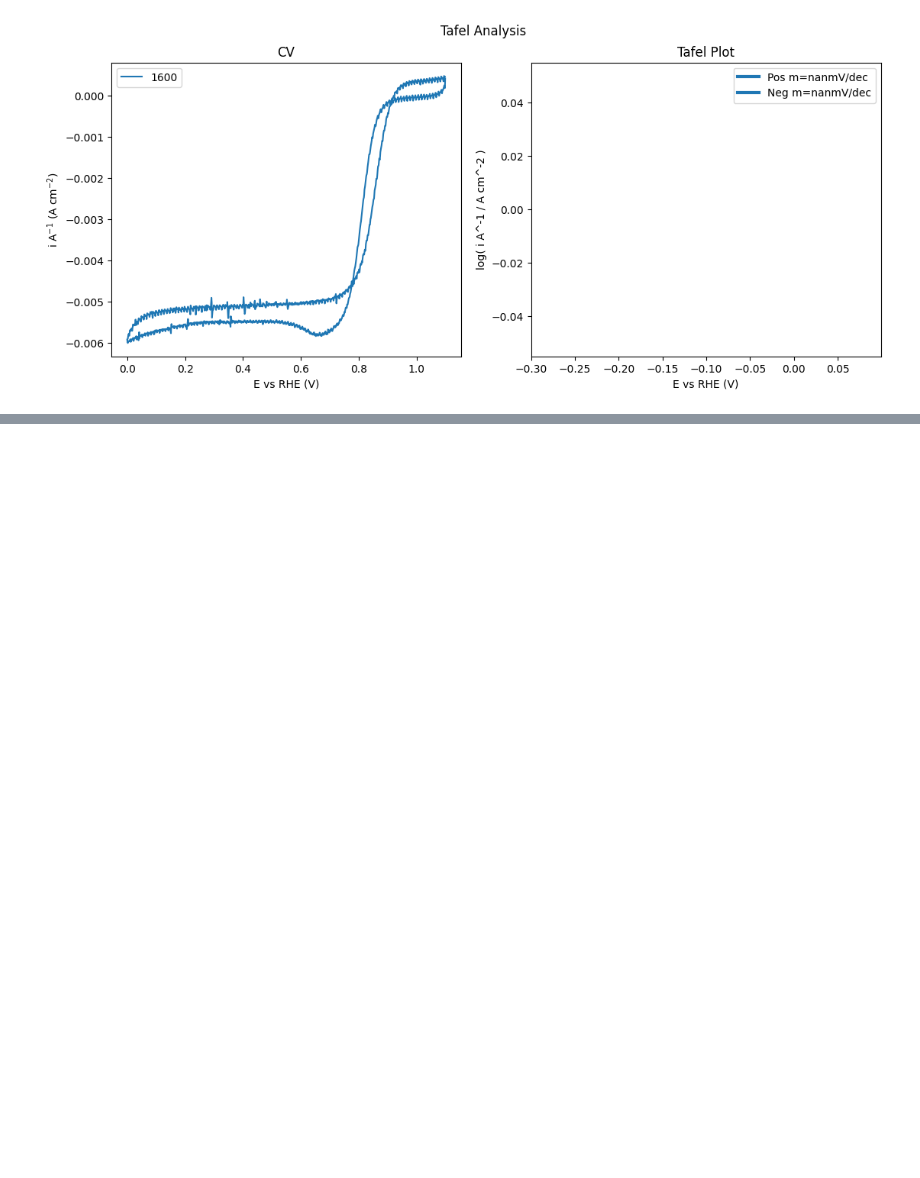
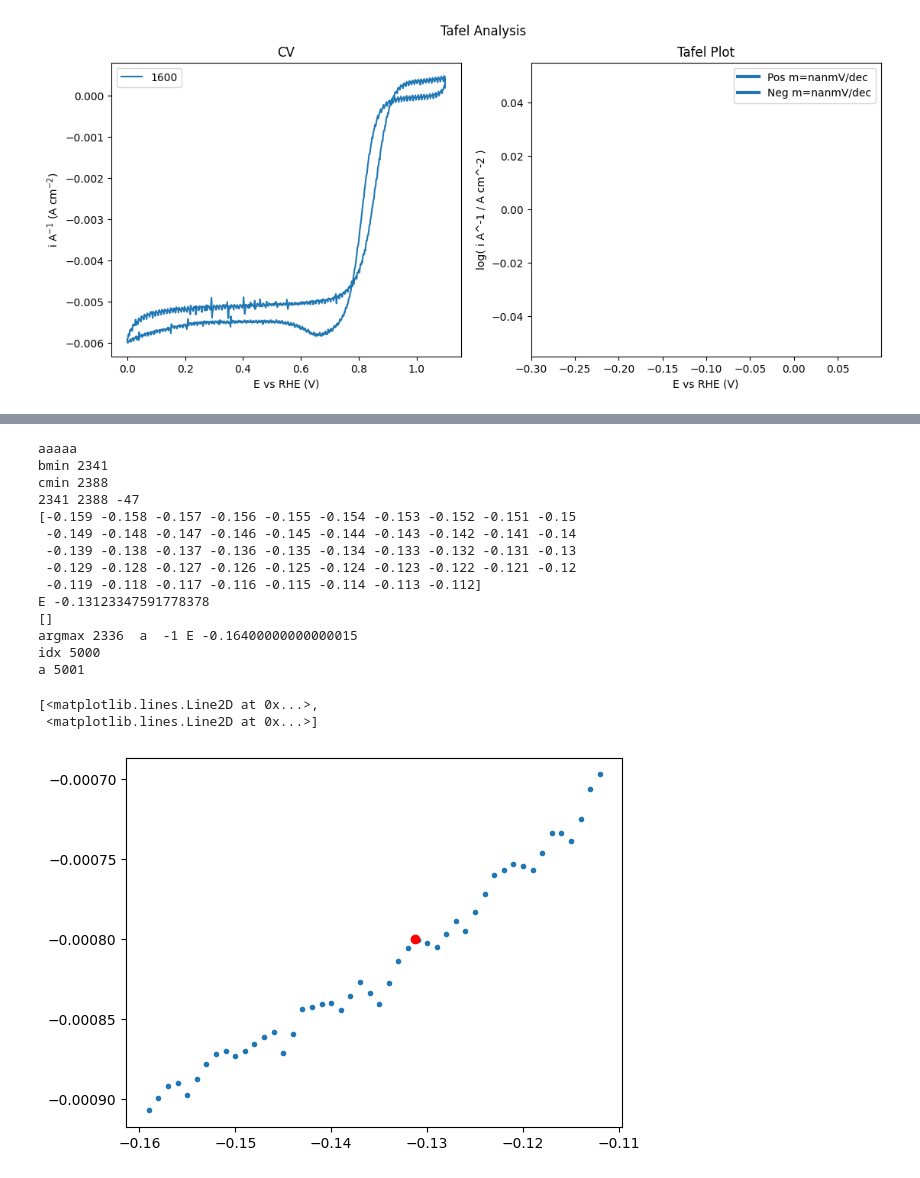
Before and after one commit to NordicEC/EC4py, a Jupyter notebook: dev/CV_Data/CV_Data_t2.ipynb, the cells around one changed output, grey strips where cells are left out. Saved outputs shown, nothing was run; the diff lists cells and outputs as text; code cells hidden in the pictures; blank space fills up the shorter version.

```diff
--- a/dev/CV_Data/CV_Data_t2.ipynb
+++ b/dev/CV_Data/CV_Data_t2.ipynb
@@ -91,0 +107,57 @@ np.False_
+# %%
+data = CV_Data(paths[0])
+#data.plot()
+tolerance =0.0001
+i = -0.0008
+#get indexes where
+a = np.zeros_like(data.i_p)
+a[ data.i_p < i-tolerance] = -1
+a[ data.i_p > i+tolerance] = +1
+
+idx= np.diff( a) # == 2 #finds where the difference is 2.
+
+b = np.argwhere(data.i_p < i-tolerance)
+c = np.argwhere(data.i_p > i+tolerance)
+print("bmin", np.max(b))
+print("cmin", np.min(c))
+
+start = np.max(b)
+end  = np.min(c)
+print(start,end, start-end )
+E_fit = data.E[start:end+1]
+i_fit = data.i_p[start:end+1]
+print(E_fit)
+k,m = np.polyfit(i_fit, E_fit, 1)
+print("E", m+k*i)
+maxes= np.where(idx == 2)[0]
+print(maxes)
+ma = np.argmax(idx)
+index = int(a[ma])
+e =data.E[ma]
+print("argmax",ma," a ", index, "E",e)
+
+print("idx",len(idx))
+print("a",len(a))
+import matplotlib.pyplot as plt
+plt.plot(E_fit,i_fit,".",[m+k*i],[i],"ro")
+#This variable indexes the values of data where data crosses
+#from below threshold-tol to above threshold+tol
+#crossesAboveThreshold = wh[idx]
+# %% [output]
+aaaaa
+bmin 2341
+cmin 2388
+2341 2388 -47
+[-0.159 -0.158 -0.157 -0.156 -0.155 -0.154 -0.153 -0.152 -0.151 -0.15
+ -0.149 -0.148 -0.147 -0.146 -0.145 -0.144 -0.143 -0.142 -0.141 -0.14
+ -0.139 -0.138 -0.137 -0.136 -0.135 -0.134 -0.133 -0.132 -0.131 -0.13
+ -0.129 -0.128 -0.127 -0.126 -0.125 -0.124 -0.123 -0.122 -0.121 -0.12
+ -0.119 -0.118 -0.117 -0.116 -0.115 -0.114 -0.113 -0.112]
+E -0.13123347591778378
+[]
+argmax 2336  a  -1 E -0.16400000000000015
+idx 5000
+a 5001
+[<matplotlib.lines.Line2D at 0x...>,
+ <matplotlib.lines.Line2D at 0x...>]
+[figure, added]
```
Also changed, not shown: parts of 1 cell of this notebook, 6 other files.
